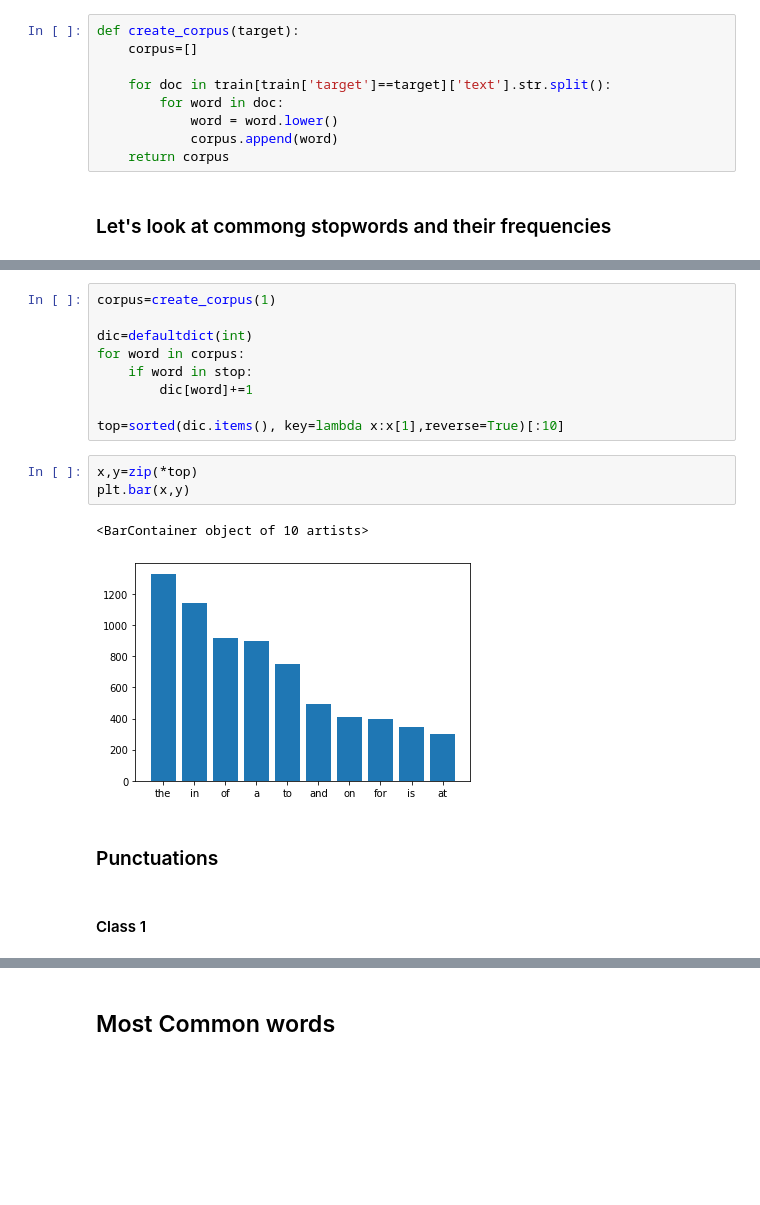
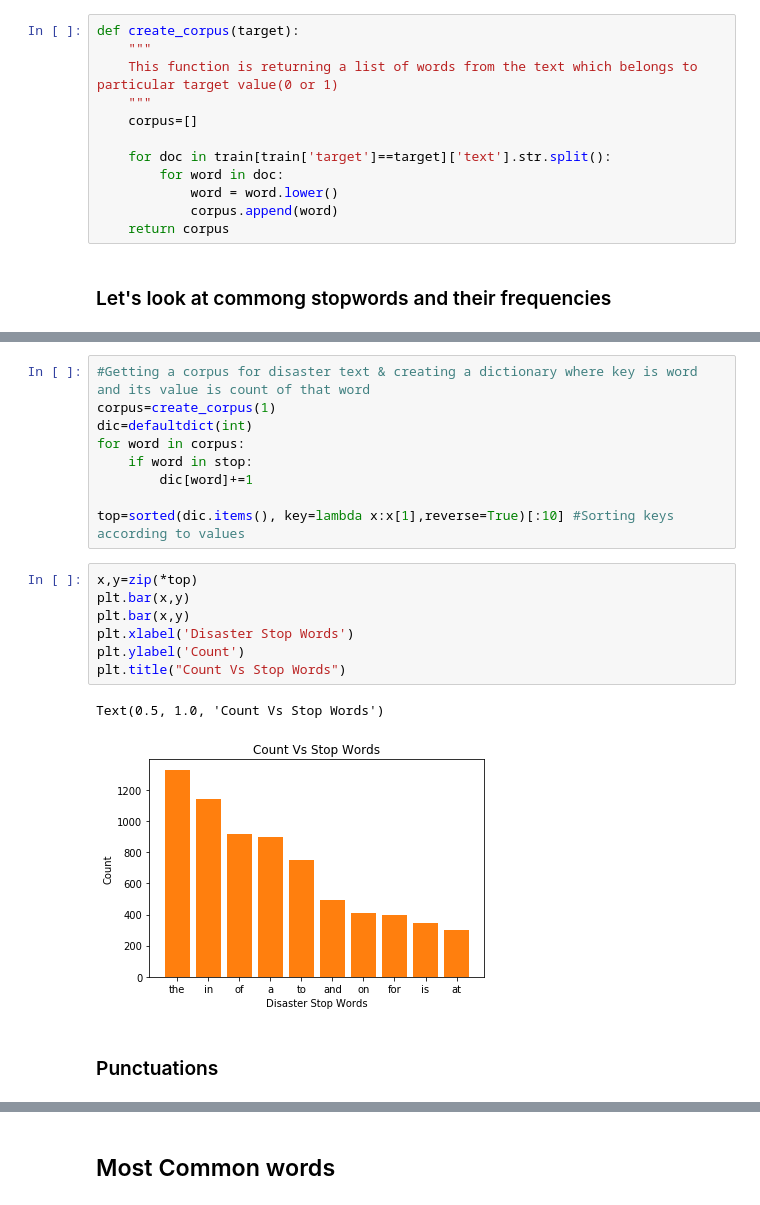
Before and after one commit to zzhang025/CPSC4820_Disaster_Classifier-, a Jupyter notebook: Notebook.ipynb, the cells around one changed output, grey strips where cells are left out. Saved outputs shown, nothing was run; the diff lists cells and outputs as text; blank space fills up the shorter version.

```diff
--- a/Notebook.ipynb
+++ b/Notebook.ipynb
@@ -210,6 +172,9 @@ Text(0, 0.5, 'samples')
 ## Creating corpus
 # %%
 def create_corpus(target):
+    """
+    This function is returning a list of words from the text which belongs to particular target value(0 or 1)
+    """
     corpus=[]
 
     for doc in train[train['target']==target]['text'].str.split():
@@ -259,21 +207,23 @@ plt.bar(x,y)
 # %%
+#Getting a corpus for disaster text & creating a dictionary where key is word and its value is count of that word
 corpus=create_corpus(1)
-
 dic=defaultdict(int)
 for word in corpus:
     if word in stop:
         dic[word]+=1
 
-top=sorted(dic.items(), key=lambda x:x[1],reverse=True)[:10]
+top=sorted(dic.items(), key=lambda x:x[1],reverse=True)[:10] #Sorting keys according to values
 # %%
 x,y=zip(*top)
 plt.bar(x,y)
+plt.bar(x,y)
+plt.xlabel('Disaster Stop Words')
+plt.ylabel('Count')
+plt.title("Count Vs Stop Words")
 # %% [output]
-<BarContainer object of 10 artists>
+Text(0.5, 1.0, 'Count Vs Stop Words')
-[figure, old version]
+[figure, new version]
 # %% [markdown]
 ### Punctuations
-# %% [markdown]
-#### Class 1
 # %%
 corpus=create_corpus(1)
```
Also changed, not shown: parts of 59 cells of this notebook.
